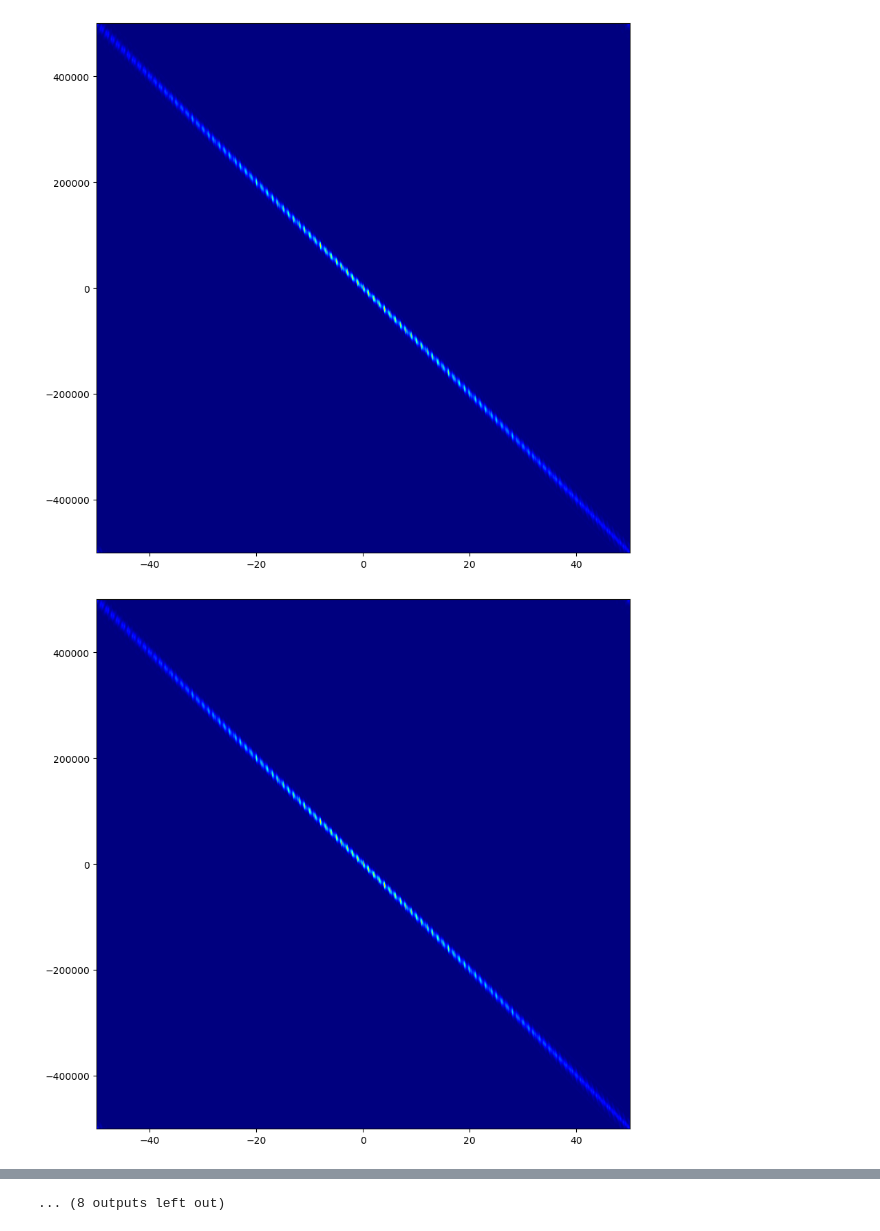
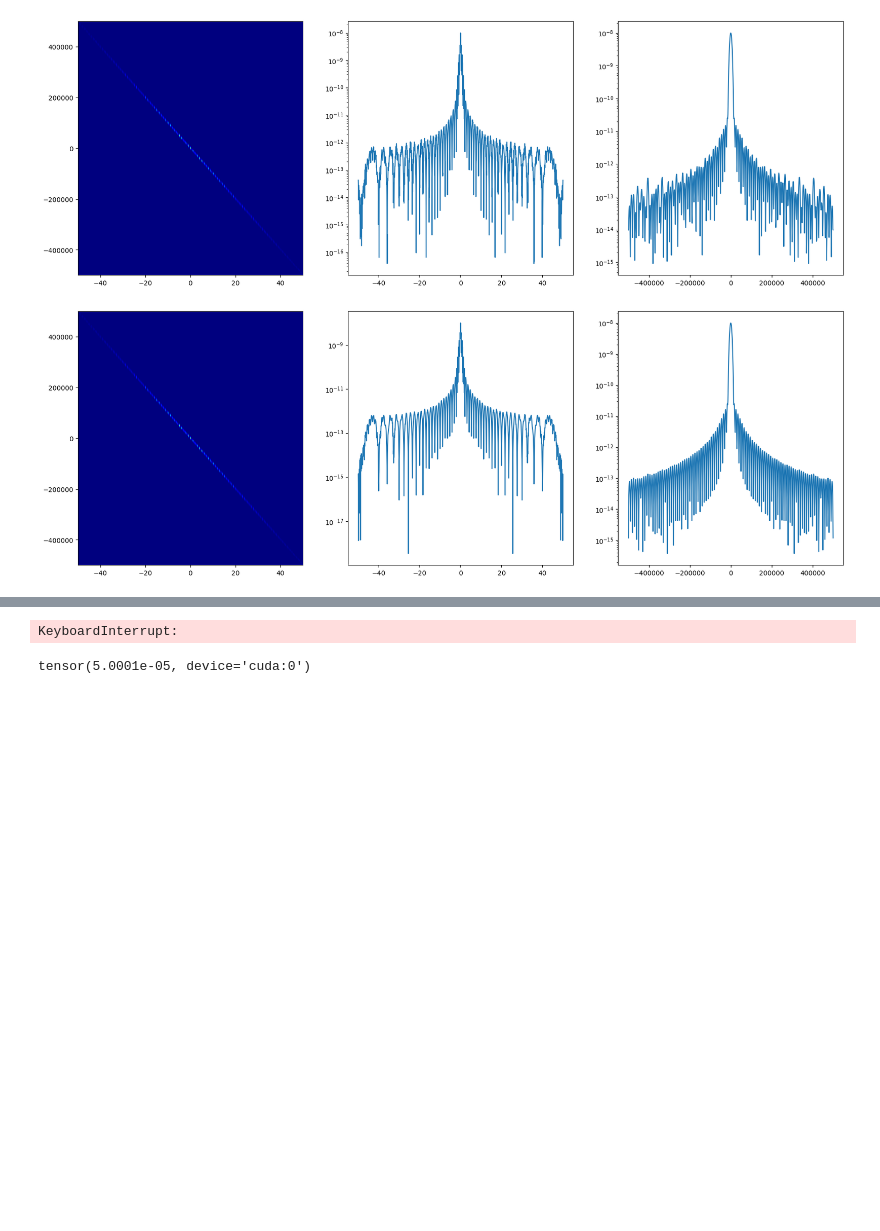
Before and after one commit to alireza06/JSAC_waveform_design, a Jupyter notebook: Untitled75 (2).ipynb, the cells around one changed output, grey strips where cells are left out. Saved outputs shown, nothing was run; the diff lists cells and outputs as text; code cells hidden in the pictures; blank space fills up the shorter version.

Commit message:
Plot Results

```diff
--- a/Untitled75 (2).ipynb
+++ b/Untitled75 (2).ipynb
@@ -592,44 +592,50 @@ radar_pulse = myRadar.LFM_pulse(B)
 radar_pulse_power = torch.sum(torch.abs(radar_pulse)**2)*dt
 synt_pulse_power = torch.sum(torch.abs(synt_pulse)**2)*dt
 # ambg_radar = myRadar.cross_correlation(synt_pulse, myRadar.make_delay(synt_pulse, td)*torch.exp(-1j*2*np.pi*fd*t) + np.sqrt(N0)*(torch.randn(len(synt_pulse), device=device) + 1j * torch.randn(len(synt_pulse), device=device)))
-fd = np.linspace(-0.5e6, 0.5e6, 1000)  # Frequency shift for Doppler effect
+
+fd = np.linspace(-0.5e6, 0.5e6, 1001)  # Frequency shift for Doppler effect
+ambg_radar_lfm = torch.zeros((len(fd), len(t)), dtype=torch.complex64)
+for fd_idx, _fd in tqdm(enumerate(fd)):
+    ambg_radar_lfm[fd_idx, :] = torch.abs(myRadar.cross_correlation(radar_pulse*torch.exp(1j*2*np.pi*_fd*t), radar_pulse).cpu())**2
+
 for idx in range(SynthesizedSignals.shape[0]):
     synt_pulse = torch.tensor(SynthesizedSignals[idx, :], device=device)
     ambg_radar = torch.zeros((len(fd), len(t)), dtype=torch.complex64)
     for fd_idx, _fd in tqdm(enumerate(fd)):
-        ambg_radar[fd_idx, :] = myRadar.cross_correlation(synt_pulse*torch.exp(1j*2*np.pi*_fd*t), synt_pulse).cpu()
+        ambg_radar[fd_idx, :] = torch.abs(myRadar.cross_correlation(synt_pulse*torch.exp(1j*2*np.pi*_fd*t), synt_pulse).cpu())**2
 
     # Create the figure and axes
-    fig, ax = plt.subplots(figsize=(10,10))
+    fig, ax = plt.subplots(ncols=3, nrows=1, figsize=(21,7))
 
     # Display the image data
-    im = ax.imshow(torch.abs(ambg_radar).cpu()**2, aspect='auto', extent=[-50, 50, -0.5e6, 0.5e6], cmap='jet')
-
+    im = ax[0].imshow(torch.abs(ambg_radar).cpu()**2, aspect='auto', extent=[-50, 50, -0.5e6, 0.5e6], cmap='jet')
+    ax[1].semilogy(t.cpu()*1e6 - 50, ambg_radar[500, :])
+    ax[2].semilogy(fd, ambg_radar[:, len(t)//2].numpy())
+    ax[1].semilogy(t.cpu()*1e6 - 50, ambg_radar_lfm[500, :])
+    ax[2].semilogy(fd, ambg_radar_lfm[:, len(t)//2].numpy())
     # Show the plot
     plt.show()
 
-ambg_radar = torch.zeros((len(fd), len(t)), dtype=torch.complex64)
-for fd_idx, _fd in tqdm(enumerate(fd)):
-    ambg_radar[fd_idx, :] = myRadar.cross_correlation(radar_pulse*torch.exp(1j*2*np.pi*_fd*t), radar_pulse).cpu()
+
 
 # Create the figure and axes
 fig, ax = plt.subplots(figsize=(10,10))
 
 # Display the image data
 im = ax.imshow(torch.abs(ambg_radar).cpu()**2, aspect='auto', extent=[-50, 50, -0.5e6, 0.5e6], cmap='jet')
 
 # Show the plot
 plt.show()
 
 # dis, ta = myRadar.montecarlo_estimation_with_abs(radar_pulse, N0, 2040, np.sqrt(A), 3e8, 1000)
 # print("ORIGINAL LFM:::::::::::::============>>>>>>>>>>>>>>>>>")
 # print(f'Mean value->{torch.mean(dis)}, \t Variance->{torch.var(dis)}')
 # print(f'Mean value->{torch.mean(ta)}, \t Variance->{torch.var(ta)}\n')
 
 # dis, ta = myRadar.montecarlo_estimation_with_abs(torch.tensor(SynthesizedSignals[-1, :], device=device), N0, 2040, np.sqrt(A), 3e8, 1000)
 # print("Synt LFM:::::::::::::============>>>>>>>>>>>>>>>>>")
 # print(f'Mean value->{torch.mean(dis)}, \t Variance->{torch.var(dis)}')
 # print(f'Mean value->{torch.mean(ta)}, \t Variance->{torch.var(ta)}')
 # %% [output]
-[figure, old version]
+[figure, new version]
-[figure, old version]
+[figure, new version]
@@ -646 +650,7 @@ plt.show()
-... (8 outputs left out)
+KeyboardInterrupt:
+# %%
+fd = np.linspace(-0.5e6, 0.5e6, 1001)  # Frequency shift for Doppler effect
+fd[500]
+t[len(t)//2]
+# %% [output]
+tensor(5.0001e-05, device='cuda:0')
```
Also changed, not shown: parts of 1 cell of this notebook.
